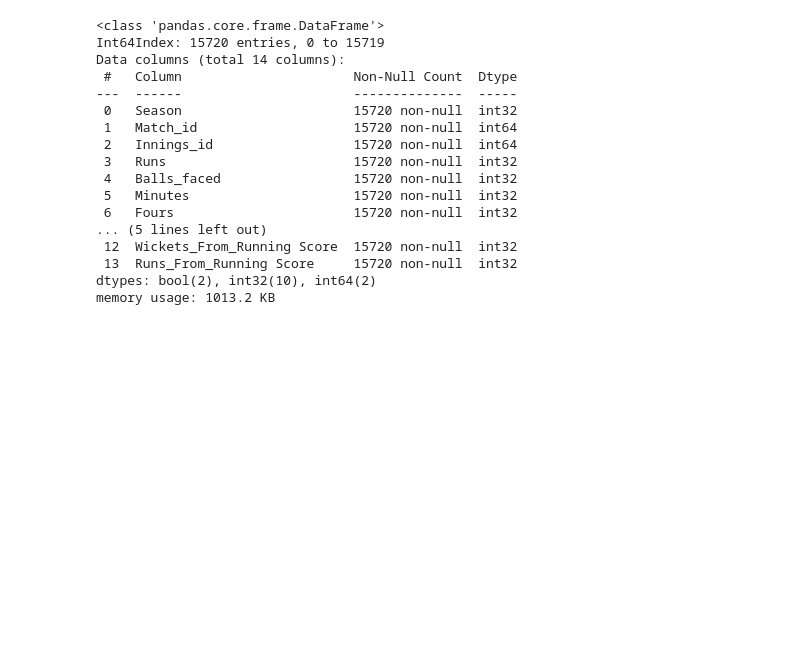
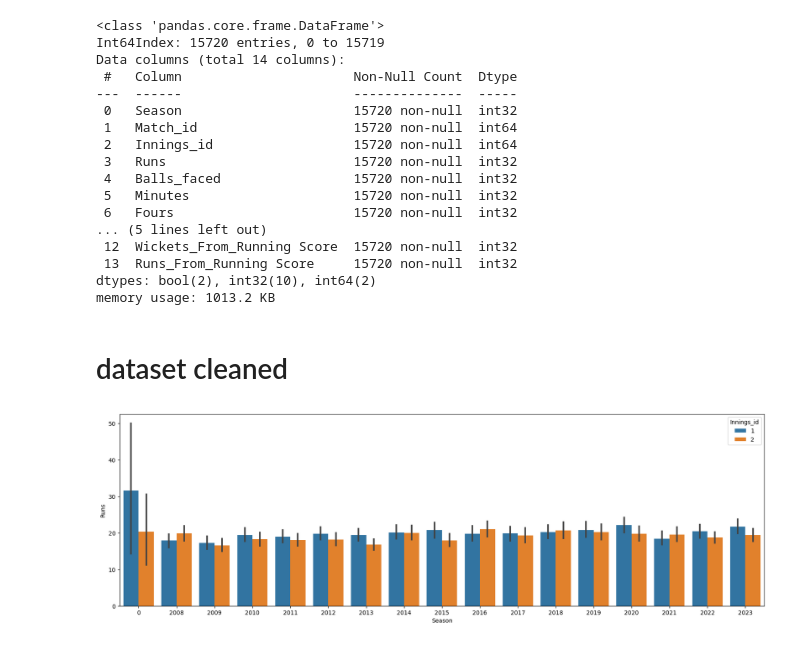
Before and after one commit to Arijit231998/Dataset-projects, a Jupyter notebook: all_season_batting_card.ipynb, the cells around one changed output. Cells and saved outputs as stored; diff of their text form; code cells hidden in the pictures; blank space fills up the shorter version.

Commit message:
updated using graphical representation

```diff
--- a/all_season_batting_card.ipynb
+++ b/all_season_batting_card.ipynb
@@ -793,3 +801,13 @@ Data columns (total 14 columns):
  13  Runs_From_Running Score     15720 non-null  int32
 dtypes: bool(2), int32(10), int64(2)
 memory usage: 1013.2 KB
+# %% [markdown]
+# dataset cleaned
+# %%
+import seaborn as sns
+import matplotlib.pyplot as plt
+plt.figure(figsize=(20, 6))
+sns.barplot(data=df, x="Season", y="Runs", hue="Innings_id")
+plt.show()
+# %% [output]
+[figure, added]
```
Also changed, not shown: parts of 9 cells of this notebook.
